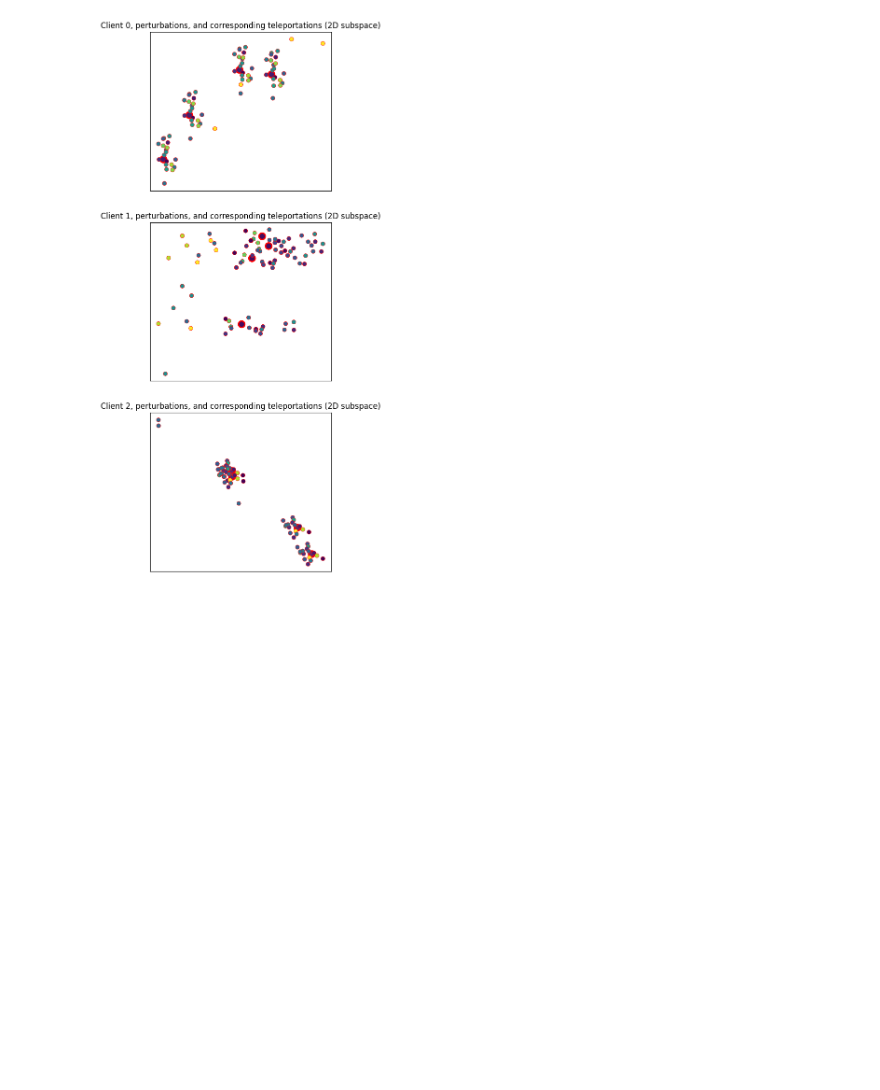
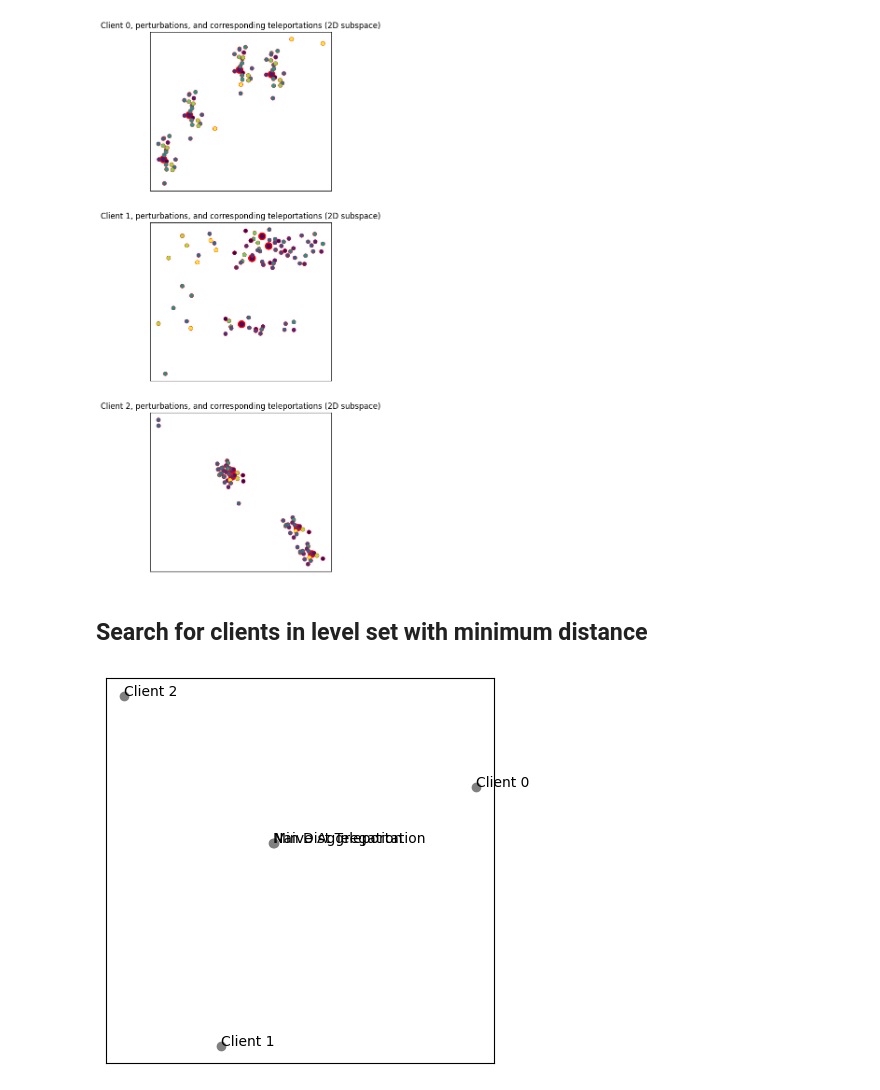
Before and after one commit to thijs-vanweezel/loss-symmetries-fl, a Jupyter notebook: teleport.ipynb, the cells around one changed output. Saved outputs shown, nothing was run; the diff lists cells and outputs as text; code cells hidden in the pictures; blank space fills up the shorter version.

Commit message:
aggregate closest teleportations

```diff
--- a/teleport.ipynb
+++ b/teleport.ipynb
@@ -112,3 +107,48 @@ for client, ax in enumerate(axs):
     ax.set_title(f"Client {client}, perturbations, and corresponding teleportations (2D subspace)");
 # %% [output]
 [figure]
+# %% [markdown]
+## Search for clients in level set with minimum distance
+# %%
+# Search for clients in level set with minimum distance
+l1_distances = [
+    jax.tree.reduce(
+        lambda cum, arr: cum + jnp.abs(arr[:, None] - arr[None, :]).mean(),
+        jax.tree.leaves(nnx.to_tree(models_perturb_tele)),
+        initializer=0.
+    )
+    for models_perturbs_tele in models_perturbs_teles+[models_perturbs] for models_perturb_tele in models_perturbs_tele
+]
+
+# Client teleportations with minimum distance
+argmin = jnp.argmin(jnp.array(l1_distances))
+argmin_models = models_perturbs_teles[argmin // (n_t+1)][argmin % (n_p+1)] # TODO: verify indexing
+argmin_agg = jax.tree.map(lambda arr: arr.mean(0), jax.tree.leaves(nnx.to_tree(argmin_models)))
+
+# Naive aggregation of original models
+agg_params = jax.tree.map(lambda arr: arr.mean(0), jax.tree.leaves(nnx.to_tree(models)))
+
+# Flatten params for PCA
+params_flat = jnp.concat([
+    jnp.concat([p.reshape(n_clients,-1) for p in jax.tree.leaves(nnx.to_tree(models))], axis=1),
+    jnp.concat([p.reshape(1,-1) for p in argmin_agg], axis=1),
+    jnp.concat([p.reshape(1,-1) for p in agg_params], axis=1)
+], axis=0)
+
+# Reduce to 2D
+params_2d = PCA(n_components=2).fit_transform(params_flat)
+fig, ax = plt.subplots(dpi=100, figsize=(5,5));
+ax.scatter(
+    *params_2d.T,
+    c="grey",
+);
+# Annotate points
+for i, txt in enumerate([f"Client {i}" for i in range(n_clients)]+["Min Dist Teleportation", "Naive Aggregation"]):
+    ax.annotate(txt, (params_2d[i,0], params_2d[i,1]));
+# Axes are meaningless
+ax.set_xticks([]);
+ax.set_yticks([]);
+
+# TODO: plot error rate on background
+# %% [output]
+[figure, added]
```
Also changed, not shown: parts of 2 cells of this notebook.
